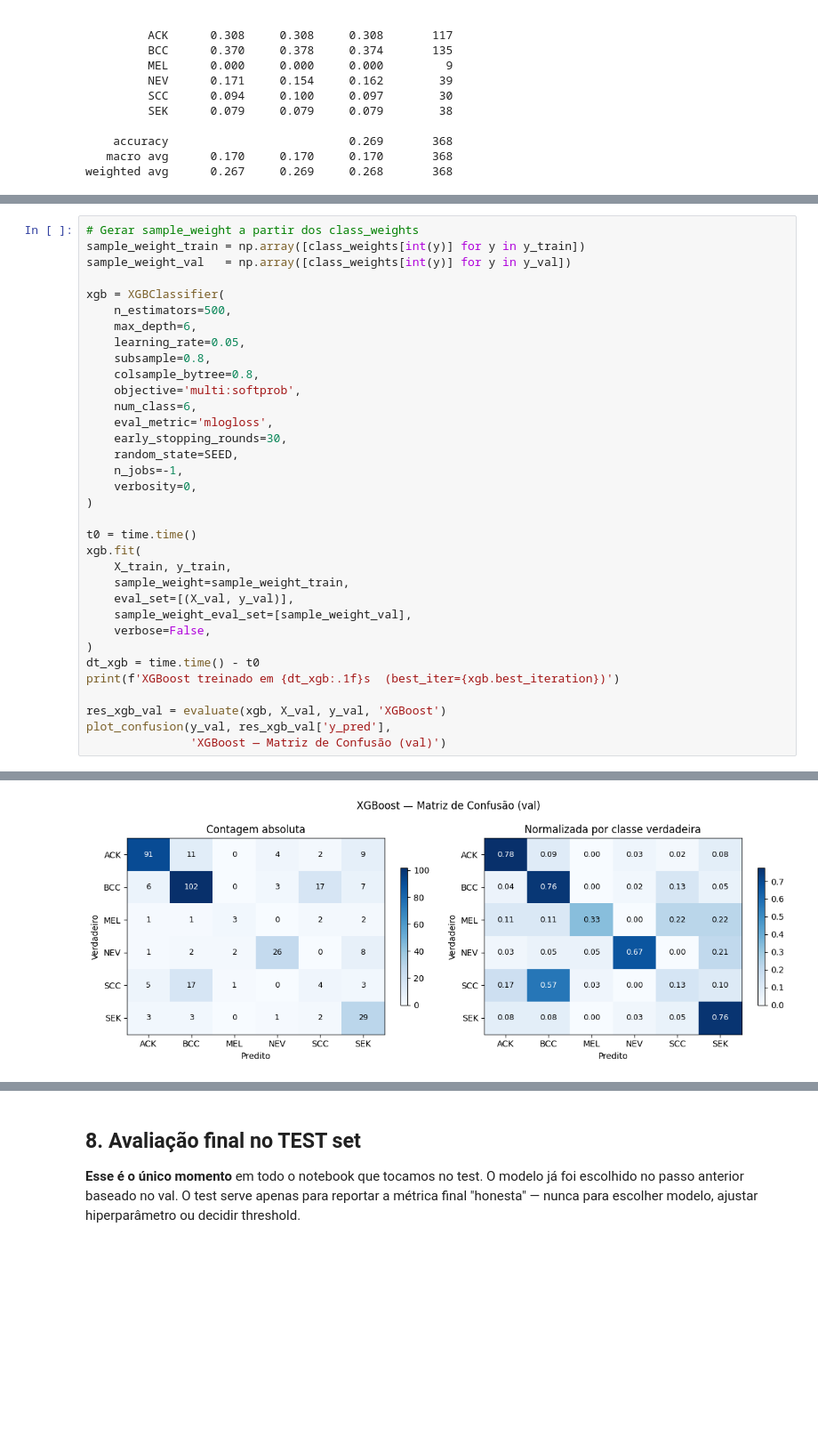
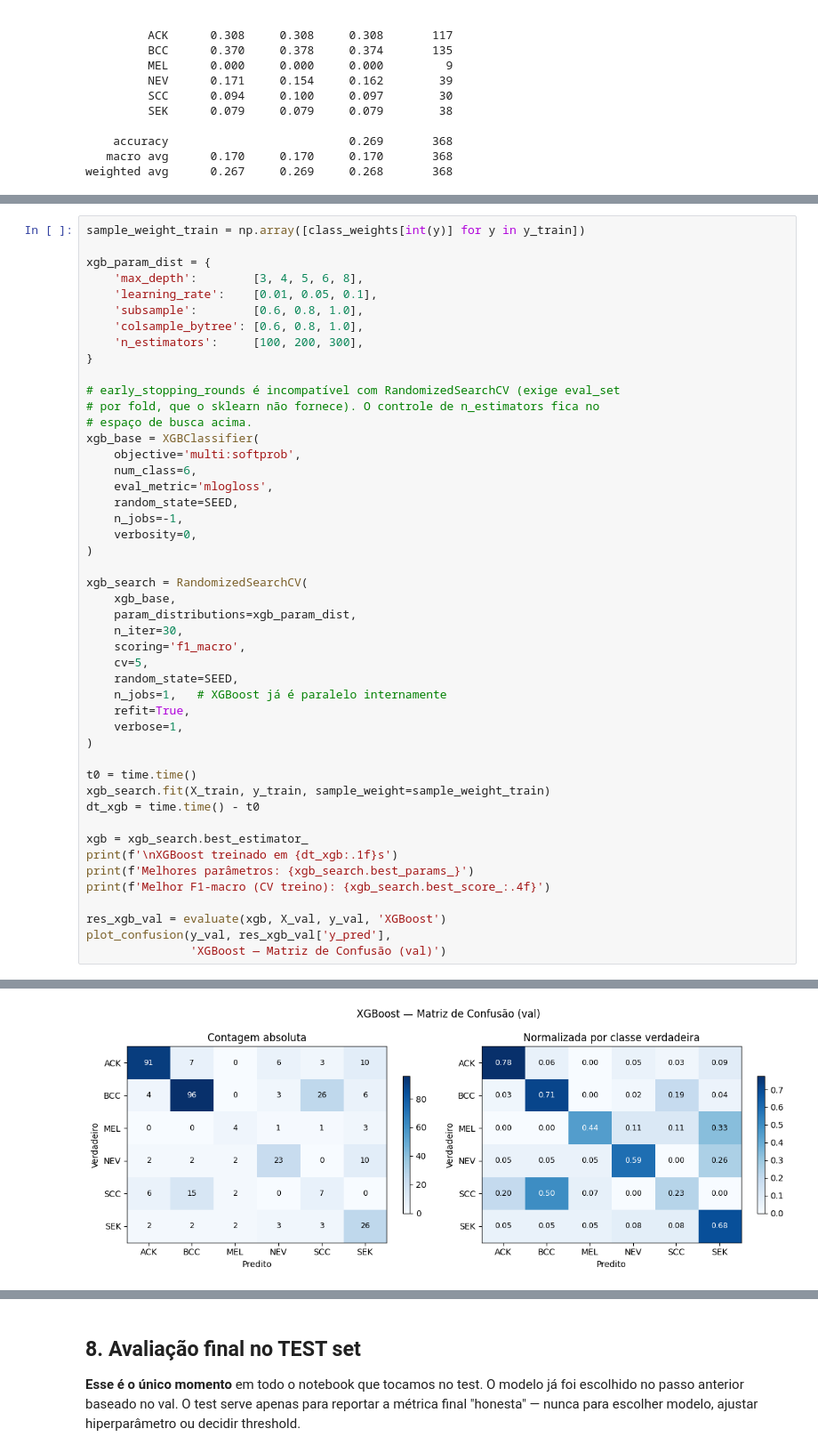
Before and after one commit to Icaro-Oliveira1/pad-ufes-skin-classification, a Jupyter notebook: notebooks_v2/05_modelagem.ipynb, the cells around one changed output, grey strips where cells are left out. Shown at 89% size. Saved outputs shown, nothing was run; the diff lists cells and outputs as text; blank space fills up the shorter version.

```diff
--- a/notebooks_v2/05_modelagem.ipynb
+++ b/notebooks_v2/05_modelagem.ipynb
@@ -281,33 +379,46 @@ do sklearn.
 # %%
-# Gerar sample_weight a partir dos class_weights
 sample_weight_train = np.array([class_weights[int(y)] for y in y_train])
-sample_weight_val   = np.array([class_weights[int(y)] for y in y_val])
 
-xgb = XGBClassifier(
-    n_estimators=500,
-    max_depth=6,
-    learning_rate=0.05,
-    subsample=0.8,
-    colsample_bytree=0.8,
+xgb_param_dist = {
+    'max_depth':        [3, 4, 5, 6, 8],
+    'learning_rate':    [0.01, 0.05, 0.1],
+    'subsample':        [0.6, 0.8, 1.0],
+    'colsample_bytree': [0.6, 0.8, 1.0],
+    'n_estimators':     [100, 200, 300],
+}
+
+# early_stopping_rounds é incompatível com RandomizedSearchCV (exige eval_set
+# por fold, que o sklearn não fornece). O controle de n_estimators fica no
+# espaço de busca acima.
+xgb_base = XGBClassifier(
     objective='multi:softprob',
     num_class=6,
     eval_metric='mlogloss',
-    early_stopping_rounds=30,
     random_state=SEED,
     n_jobs=-1,
     verbosity=0,
 )
 
+xgb_search = RandomizedSearchCV(
+    xgb_base,
+    param_distributions=xgb_param_dist,
+    n_iter=30,
+    scoring='f1_macro',
+    cv=5,
+    random_state=SEED,
+    n_jobs=1,   # XGBoost já é paralelo internamente
+    refit=True,
+    verbose=1,
+)
+
 t0 = time.time()
-xgb.fit(
-    X_train, y_train,
-    sample_weight=sample_weight_train,
-    eval_set=[(X_val, y_val)],
-    sample_weight_eval_set=[sample_weight_val],
-    verbose=False,
-)
+xgb_search.fit(X_train, y_train, sample_weight=sample_weight_train)
 dt_xgb = time.time() - t0
-print(f'XGBoost treinado em {dt_xgb:.1f}s  (best_iter={xgb.best_iteration})')
+
+xgb = xgb_search.best_estimator_
+print(f'\nXGBoost treinado em {dt_xgb:.1f}s')
+print(f'Melhores parâmetros: {xgb_search.best_params_}')
+print(f'Melhor F1-macro (CV treino): {xgb_search.best_score_:.4f}')
 
 res_xgb_val = evaluate(xgb, X_val, y_val, 'XGBoost')
 plot_confusion(y_val, res_xgb_val['y_pred'],
@@ -333,2 +444,2 @@ weighted avg      0.703     0.693     0.694       368
-[figure, old version]
+[figure, new version]
 # %% [markdown]
```
Also changed, not shown: parts of 16 cells of this notebook, 8 other files.
